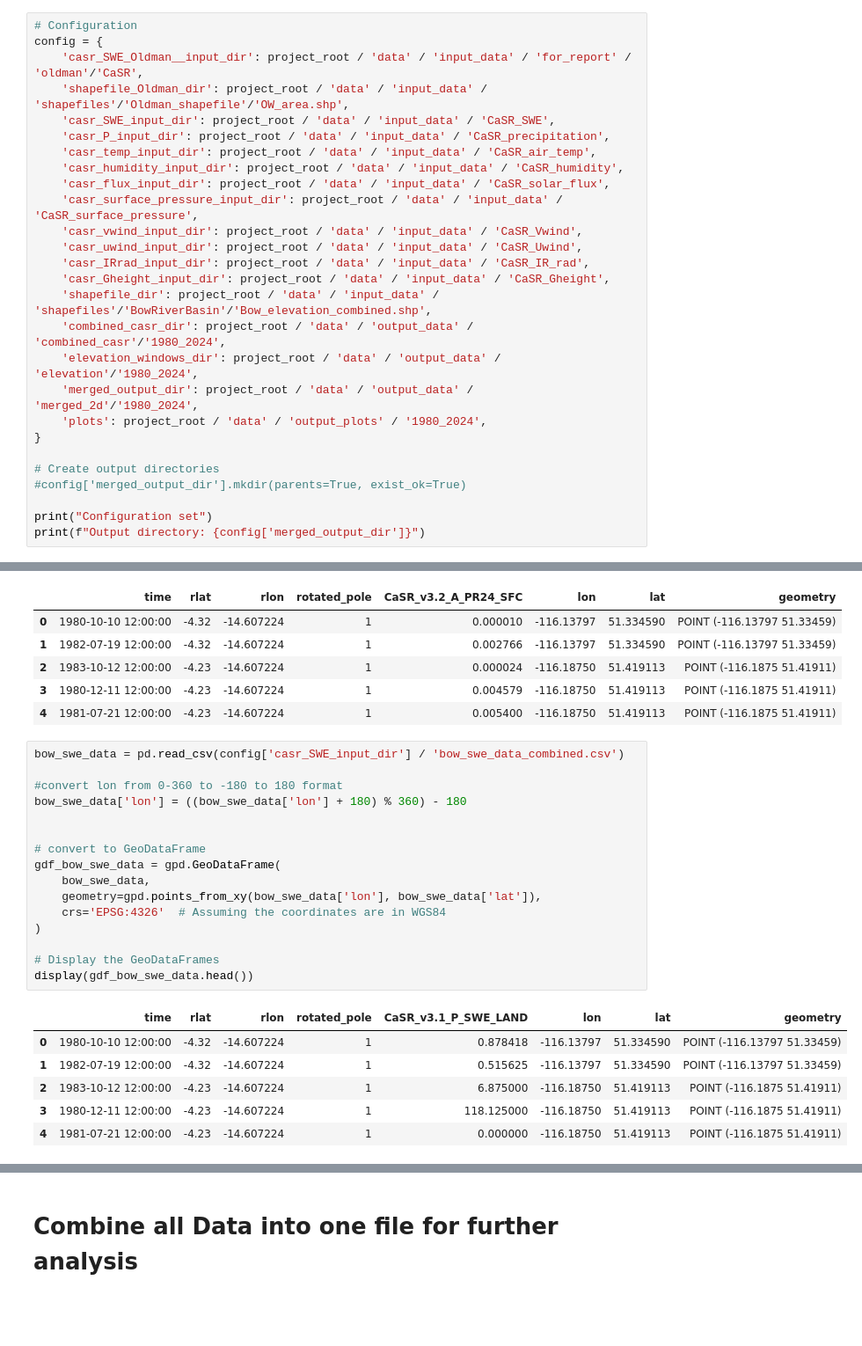
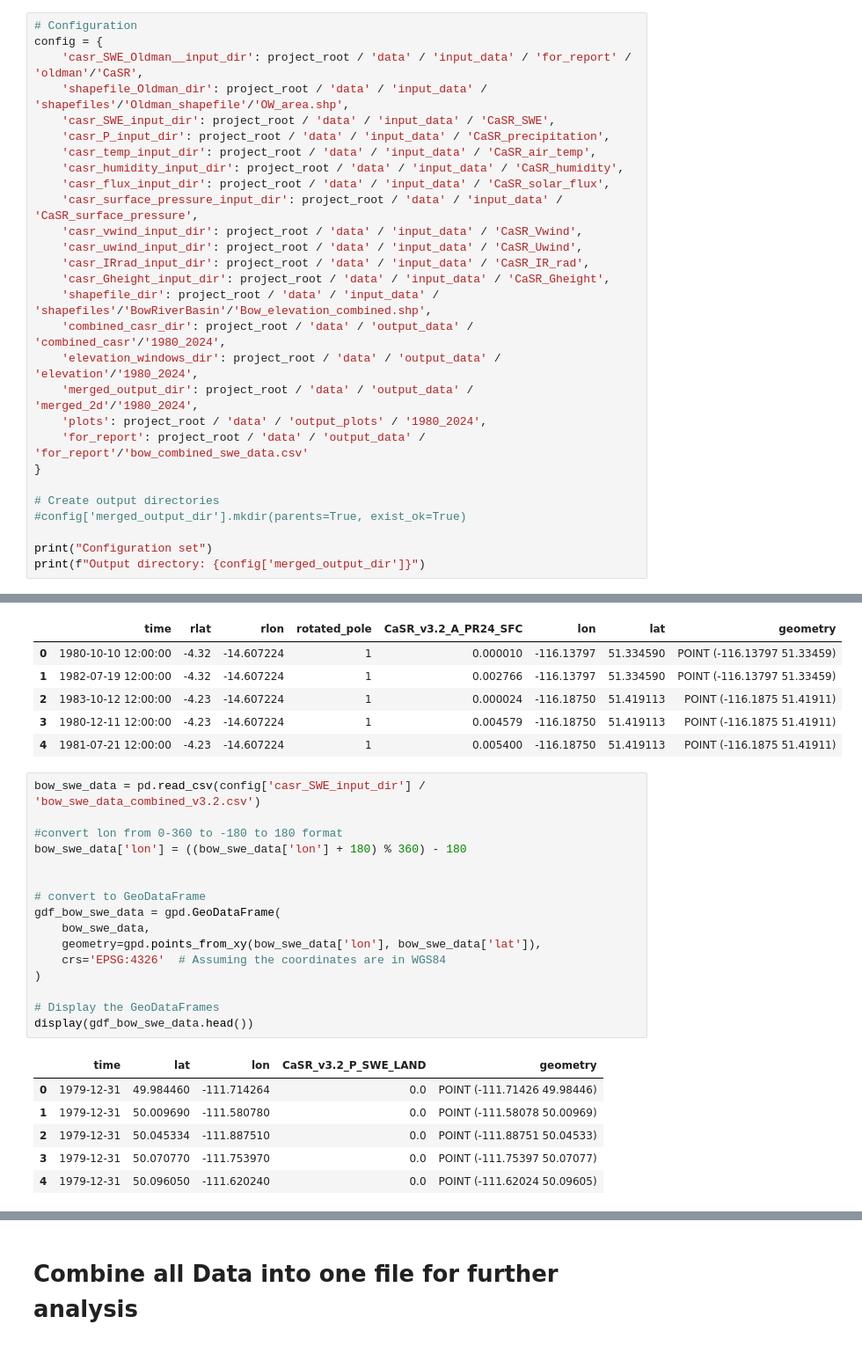
Before and after one commit to Nadiesenali/snowdroughtindex-main, a Jupyter notebook: notebooks/workflows/0.3_CaSR_data_preparation.ipynb, the cells around one changed output, grey strips where cells are left out. Shown at 88% size. Drawn from its saved outputs; the diff is of its cells as text; blank space fills up the shorter version.

```diff
--- a/notebooks/workflows/0.3_CaSR_data_preparation.ipynb
+++ b/notebooks/workflows/0.3_CaSR_data_preparation.ipynb
@@ -65,6 +65,7 @@ config = {
     'elevation_windows_dir': project_root / 'data' / 'output_data' / 'elevation'/'1980_2024',
     'merged_output_dir': project_root / 'data' / 'output_data' / 'merged_2d'/'1980_2024',
     'plots': project_root / 'data' / 'output_plots' / '1980_2024',
+    'for_report': project_root / 'data' / 'output_data' / 'for_report'/'bow_combined_swe_data.csv'
 }
 
 # Create output directories
@@ -477,25 +478,25 @@ display(gdf_bow_precip_data.head())
 | 3 | 1980-12-11 12:00:00 | -4.23 | -14.607224 | 1 | 0.004579 | -116.18750 | 51.419113 | POINT (-116.1875 51.41911) |
 | 4 | 1981-07-21 12:00:00 | -4.23 | -14.607224 | 1 | 0.005400 | -116.18750 | 51.419113 | POINT (-116.1875 51.41911) |
 # %%
-bow_swe_data = pd.read_csv(config['casr_SWE_input_dir'] / 'bow_swe_data_combined.csv')
+bow_swe_data = pd.read_csv(config['casr_SWE_input_dir'] / 'bow_swe_data_combined_v3.2.csv')
 
 #convert lon from 0-360 to -180 to 180 format
 bow_swe_data['lon'] = ((bow_swe_data['lon'] + 180) % 360) - 180
 
 
 # convert to GeoDataFrame
 gdf_bow_swe_data = gpd.GeoDataFrame(
     bow_swe_data,
     geometry=gpd.points_from_xy(bow_swe_data['lon'], bow_swe_data['lat']),
     crs='EPSG:4326'  # Assuming the coordinates are in WGS84
 )
 
 # Display the GeoDataFrames
 display(gdf_bow_swe_data.head())
 # %% [output]
-|  | time | rlat | rlon | rotated_pole | CaSR_v3.1_P_SWE_LAND | lon | lat | geometry |
-| 0 | 1980-10-10 12:00:00 | -4.32 | -14.607224 | 1 | 0.878418 | -116.13797 | 51.334590 | POINT (-116.13797 51.33459) |
-| 1 | 1982-07-19 12:00:00 | -4.32 | -14.607224 | 1 | 0.515625 | -116.13797 | 51.334590 | POINT (-116.13797 51.33459) |
-| 2 | 1983-10-12 12:00:00 | -4.23 | -14.607224 | 1 | 6.875000 | -116.18750 | 51.419113 | POINT (-116.1875 51.41911) |
-| 3 | 1980-12-11 12:00:00 | -4.23 | -14.607224 | 1 | 118.125000 | -116.18750 | 51.419113 | POINT (-116.1875 51.41911) |
-| 4 | 1981-07-21 12:00:00 | -4.23 | -14.607224 | 1 | 0.000000 | -116.18750 | 51.419113 | POINT (-116.1875 51.41911) |
+|  | time | lat | lon | CaSR_v3.2_P_SWE_LAND | geometry |
+| 0 | 1979-12-31 | 49.984460 | -111.714264 | 0.0 | POINT (-111.71426 49.98446) |
+| 1 | 1979-12-31 | 50.009690 | -111.580780 | 0.0 | POINT (-111.58078 50.00969) |
+| 2 | 1979-12-31 | 50.045334 | -111.887510 | 0.0 | POINT (-111.88751 50.04533) |
+| 3 | 1979-12-31 | 50.070770 | -111.753970 | 0.0 | POINT (-111.75397 50.07077) |
+| 4 | 1979-12-31 | 50.096050 | -111.620240 | 0.0 | POINT (-111.62024 50.09605) |
```
Also changed, not shown: parts of 3 cells of this notebook, 1 other file.
